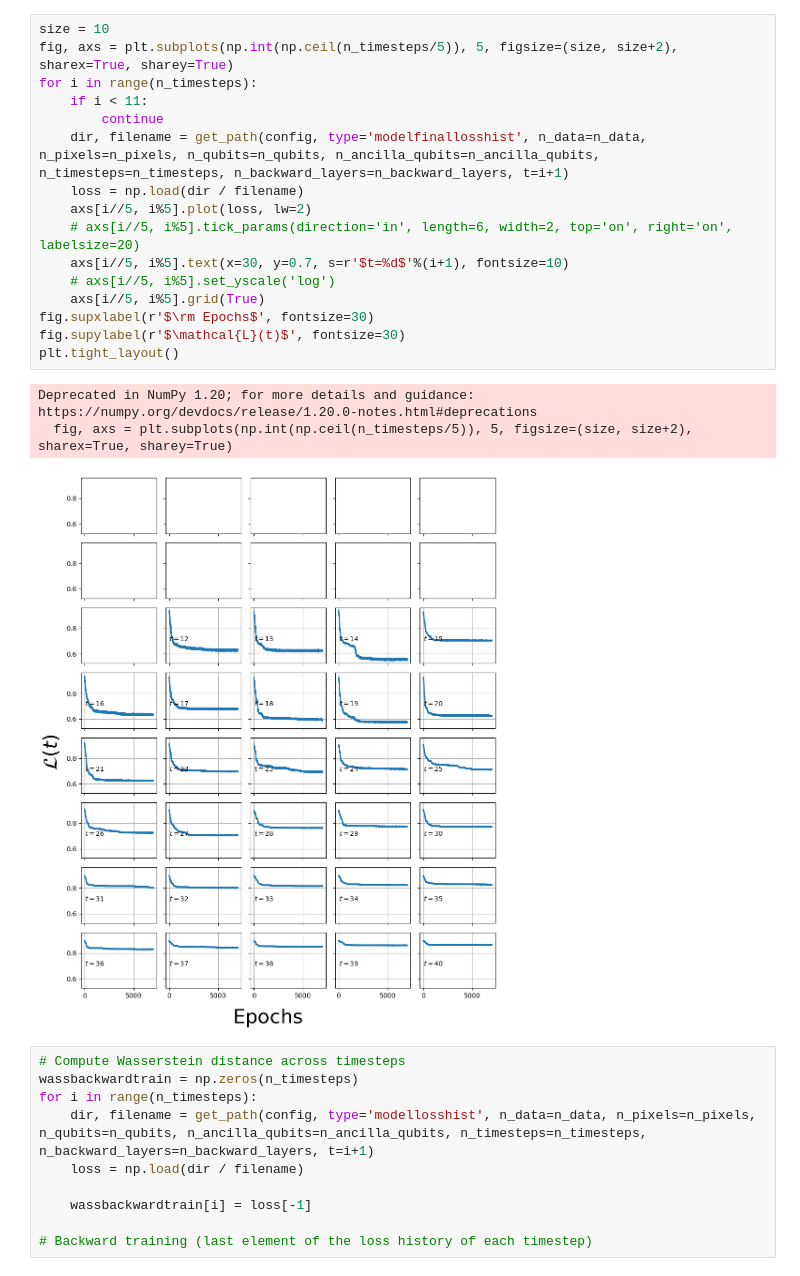
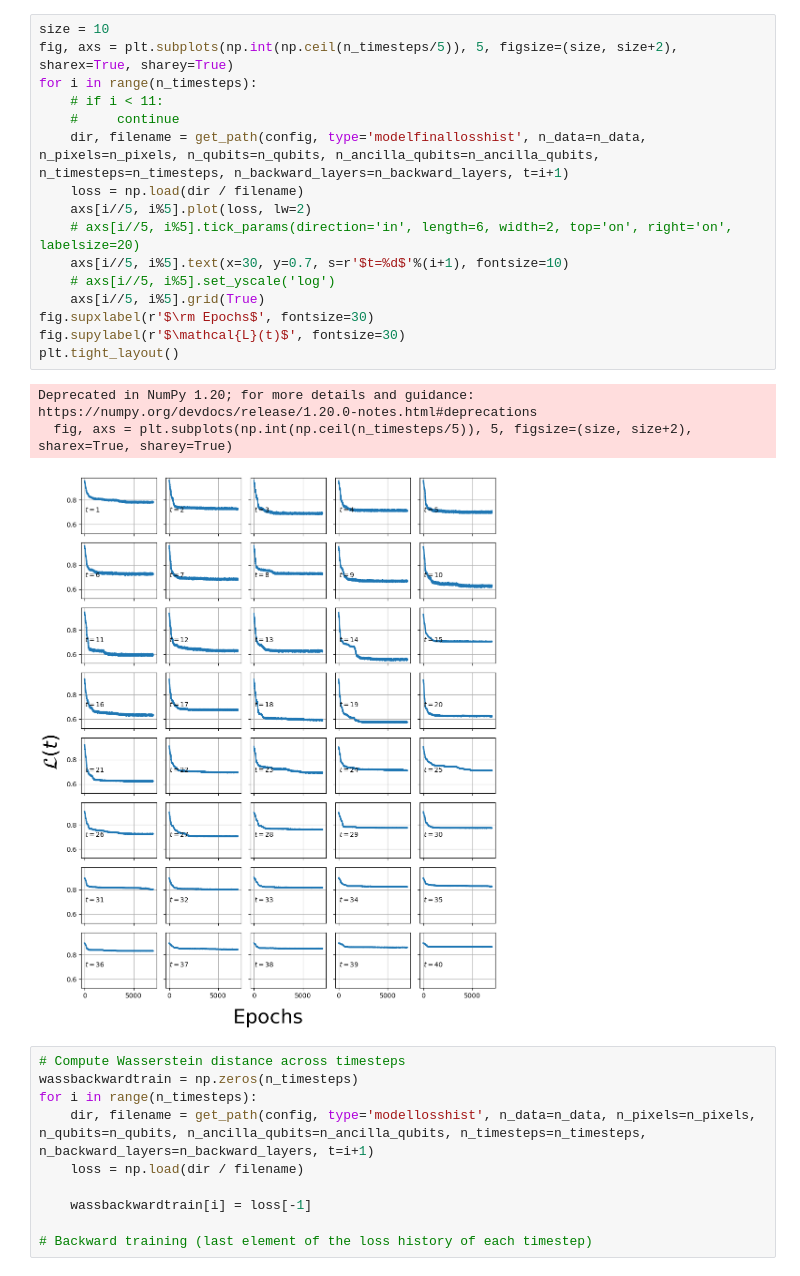
Before and after one commit to alapena/QuantGenMdl, a Jupyter notebook: visualize_denoising.ipynb, the cells around one changed output. Cells and saved outputs as stored; diff of their text form.

```diff
--- a/visualize_denoising.ipynb
+++ b/visualize_denoising.ipynb
@@ -24,23 +20,23 @@ fail to load cloud provider module: tencent
 # %%
 size = 10
 fig, axs = plt.subplots(np.int(np.ceil(n_timesteps/5)), 5, figsize=(size, size+2), sharex=True, sharey=True)
 for i in range(n_timesteps):
-    if i < 11:
-        continue
+    # if i < 11:
+    #     continue
     dir, filename = get_path(config, type='modelfinallosshist', n_data=n_data, n_pixels=n_pixels, n_qubits=n_qubits, n_ancilla_qubits=n_ancilla_qubits, n_timesteps=n_timesteps, n_backward_layers=n_backward_layers, t=i+1)
     loss = np.load(dir / filename)
     axs[i//5, i%5].plot(loss, lw=2)
     # axs[i//5, i%5].tick_params(direction='in', length=6, width=2, top='on', right='on', labelsize=20)
     axs[i//5, i%5].text(x=30, y=0.7, s=r'$t=%d$'%(i+1), fontsize=10)
     # axs[i//5, i%5].set_yscale('log')
     axs[i//5, i%5].grid(True)
 fig.supxlabel(r'$\rm Epochs$', fontsize=30)
 fig.supylabel(r'$\mathcal{L}(t)$', fontsize=30)
 plt.tight_layout()
 # %% [output]
 Deprecated in NumPy 1.20; for more details and guidance: https://numpy.org/devdocs/release/1.20.0-notes.html#deprecations
   fig, axs = plt.subplots(np.int(np.ceil(n_timesteps/5)), 5, figsize=(size, size+2), sharex=True, sharey=True)
-[figure, old version]
+[figure, new version]
 # %%
 # Compute Wasserstein distance across timesteps
 wassbackwardtrain = np.zeros(n_timesteps)
```
Also changed, not shown: parts of 2 cells of this notebook, 3 other files.
